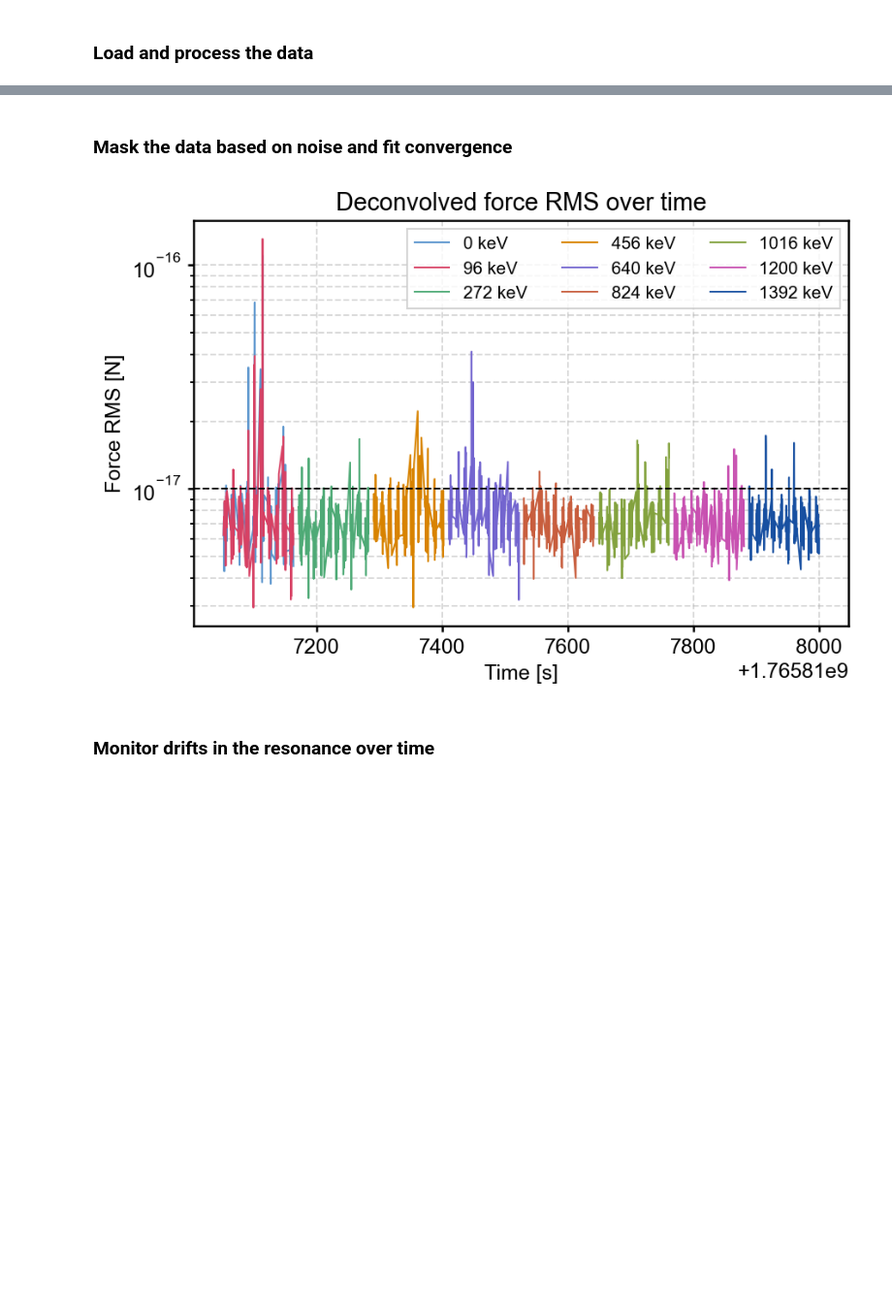
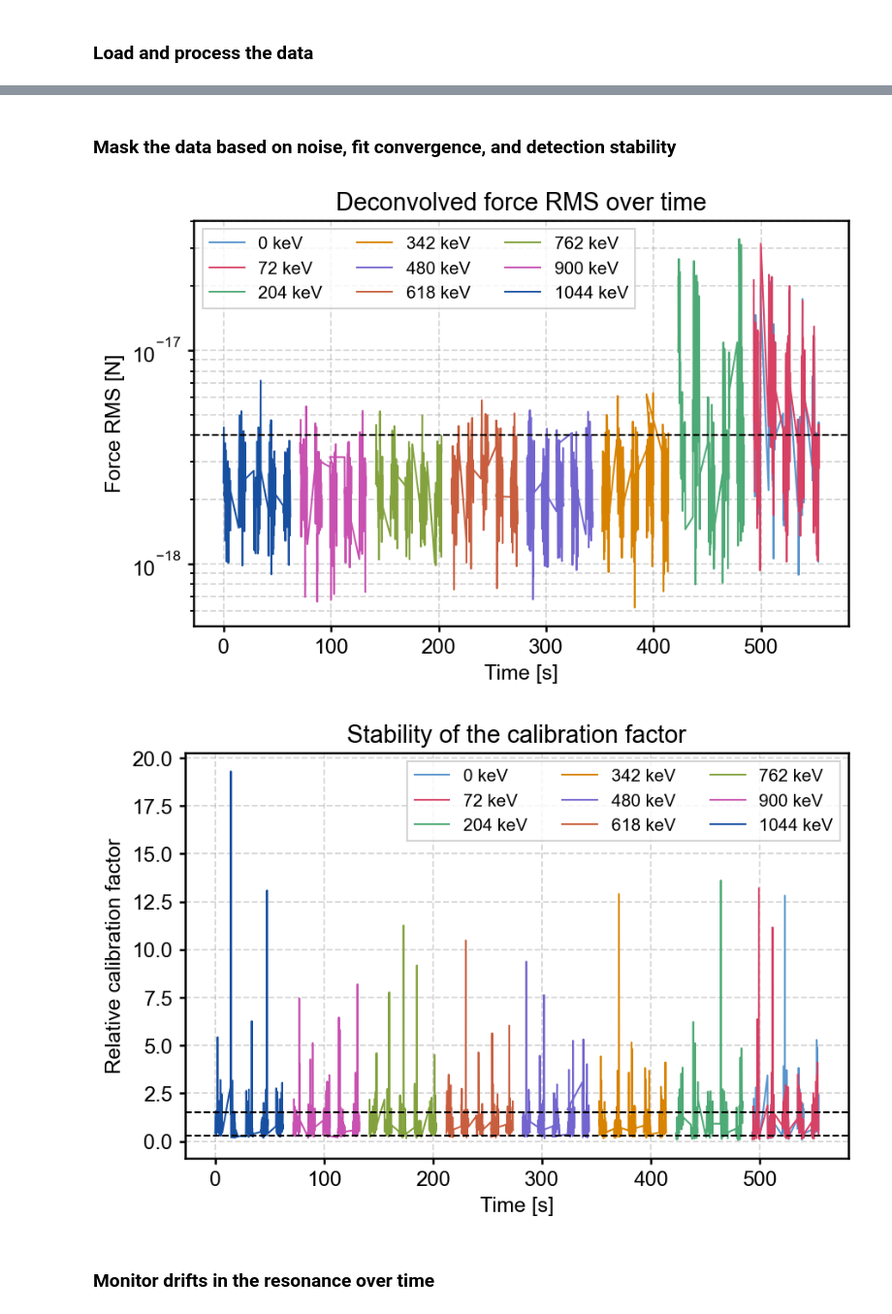
Before and after one commit to clarkehardy/nanospheres, a Jupyter notebook: impulse_calibration.ipynb, the cells around one changed output, grey strips where cells are left out. Shown at 97% size. Saved outputs shown, nothing was run; the diff lists cells and outputs as text; code cells hidden in the pictures; blank space fills up the shorter version.

```diff
--- a/impulse_calibration.ipynb
+++ b/impulse_calibration.ipynb
@@ -87,7 +90,7 @@ config = {
     'f_cutoff': f_cutoff,
     'apply_notch': False,
     'calibrate': True,
-    'd_sphere_nm': 166.
+    'd_sphere_nm': sphere_diam
 }
 # %% [markdown]
 ### Load and process the data
@@ -95,7 +98,7 @@ config = {
 reload(dp)
 
 # choose which dataset to look at
-dataset_ind = 3
+dataset_ind = -1
 dataset = list(datasets.keys())[dataset_ind]
 
 # get the list of impulse amplitudes in that dataset
@@ -106,6 +109,7 @@ pulse_amps_keV = []
 impulses = []
 resonance_params = []
 fit_success = []
+cal_facs = []
 pulses = []
 recon_inds = []
 timestamps = []
@@ -114,7 +118,7 @@ meters_per_volt = []
 impulse_rms = []
 
 # number of files to look at for each amplitude
-max_files = 25
+max_files = 10
 
 # when plotting, only look at one file
 plot = False
@@ -134,6 +138,7 @@ for i, file_ind in enumerate(amp_list):
     pulse_amps_keV.append([nd.pulse_amp_keV.copy(), 0][i==0])
     resonance_params.append(nd.resonance_params.copy())
     fit_success.append(nd.fit_success.copy())
+    cal_facs.append(nd.cal_facs.copy())
     pulses.append(nd.pulses.copy())
     recon_inds.append(nd.recon_impulse_inds.copy())
     pulse_times.append(nd.pulse_times.copy())
@@ -148,6 +153,9 @@ for i, file_ind in enumerate(amp_list):
     if i > 0 and plot:
         break
 
+if plot_path:
+    plot_path = '_'.join(plot_path.split('_')[:-1])
+
 min_len = min([len(i) for i in impulses])
 pulse_amps_keV = np.array(pulse_amps_keV)
 impulses = np.array([i[:min_len] for i in impulses])
@@ -155,6 +163,7 @@ pulses = np.array([i[:min_len] for i in pulses])
 recon_inds = np.array([i[:min_len] for i in recon_inds])
 resonance_params = np.array([i[:min_len] for i in resonance_params])
 fit_success = np.array([i[:min_len] for i in fit_success])
+cal_facs = np.array([i[:min_len] for i in cal_facs])
 pulse_times = np.array([i[:min_len] for i in pulse_times])
 timestamps = np.array([i[:min_len] for i in timestamps])
 meters_per_volt = np.mean(meters_per_volt)
@@ -180,31 +189,53 @@ Loading files starting with
 # %% [markdown]
-### Mask the data based on noise and fit convergence
+### Mask the data based on noise, fit convergence, and detection stability
 # %%
-rms_cut = 1e-17 # cut on RMS noise in Newtons
+rms_cut = 4e-18 # cut on RMS noise in Newtons
 rms_mask = impulse_rms < rms_cut
 
+det_cuts = np.mean(cal_facs) + np.array((-0.03, 0.03))
+det_cuts = np.array((0.3, 1.5))
+det_mask = (cal_facs > det_cuts[0]) & (cal_facs < det_cuts[1])
+
 # create a mask that includes the noise and the fit convergence
-mask = rms_mask & fit_success
+mask = rms_mask & fit_success & det_mask
 
 n_repeats = (pulse_times.shape[1] + timestamps.shape[1] - 1) // timestamps.shape[1]
-pulse_timestamps = pulse_times + np.repeat(timestamps, n_repeats, axis=1)[:, :pulse_times.shape[1]] - np.amin(pulse_timestamps)
+pulse_timestamps = pulse_times + np.repeat(timestamps, n_repeats, axis=1)[:, :pulse_times.shape[1]]
+pulse_timestamps -= np.amin(pulse_timestamps)
 
 fig, ax = plt.subplots(figsize=(6, 4), layout='constrained')
 
 for i in range(impulse_rms.shape[0]):
     ax.plot(pulse_timestamps[i], np.abs(impulse_rms[i]), label='{:.0f} keV'.format(pulse_amps_keV[i]))
 
 ax.set_xlabel('Time [s]')
 ax.set_ylabel('Force RMS [N]')
 ax.set_yscale('log')
 ax.axhline(rms_cut, ls='--', color='k')
 ax.legend(ncol=3, fontsize=10)
 ax.grid(which='both')
 ax.set_title('Deconvolved force RMS over time')
 if plot_path:
     fig.savefig(plot_path + '_rms.pdf')
+
+fig, ax = plt.subplots(figsize=(6, 4), layout='constrained')
+
+for i in range(cal_facs.shape[0]):
+    ax.plot(pulse_timestamps[i], cal_facs[i], label='{:.0f} keV'.format(pulse_amps_keV[i]))
+
+ax.set_xlabel('Time [s]')
+ax.set_ylabel('Relative calibration factor')
+ax.axhline(det_cuts[0], ls='--', color='k')
+ax.axhline(det_cuts[1], ls='--', color='k')
+ax.legend(ncol=3, fontsize=10)
+ax.grid(which='both')
+ax.set_title('Stability of the calibration factor')
+# ax.set_yscale('log')
+if plot_path:
+    fig.savefig(plot_path + '_det_stab.pdf')
 # %% [output]
-[figure, old version]
+[figure, new version]
+[figure, added]
 # %% [markdown]
 ### Monitor drifts in the resonance over time
 # %%
```
Also changed, not shown: parts of 9 cells of this notebook, 10 other files.
